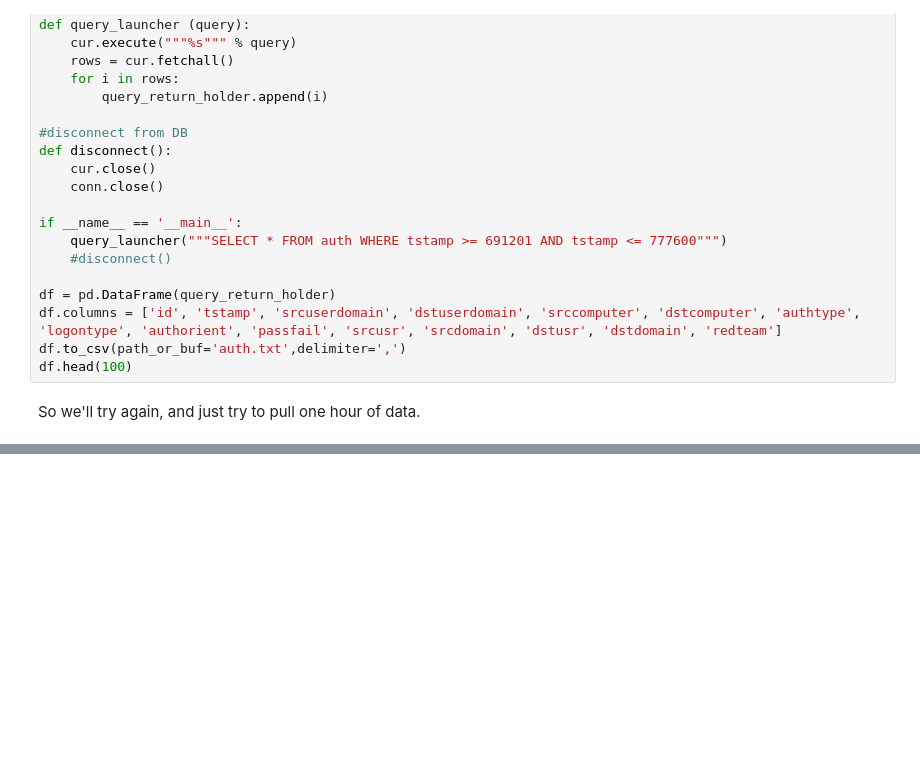
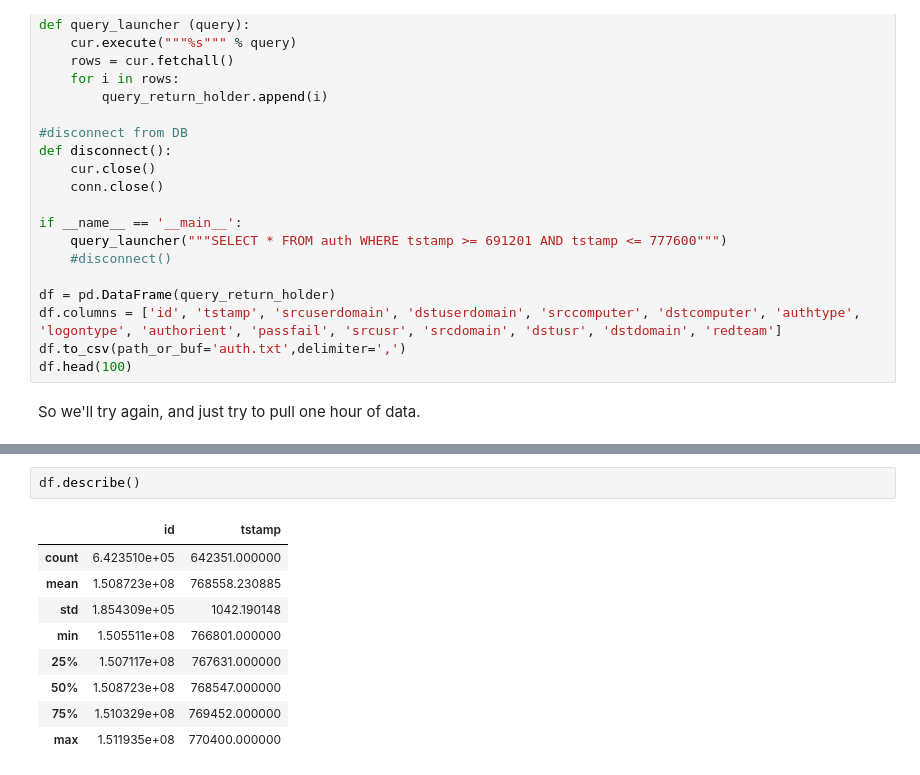
Before and after one commit to jstyczynski/DataScience-Capstone, a Jupyter notebook: Capstone Data Exploration.ipynb, the cells around one changed output, grey strips where cells are left out. Saved outputs shown, nothing was run; the diff lists cells and outputs as text; blank space fills up the shorter version.

```diff
--- a/Capstone Data Exploration.ipynb
+++ b/Capstone Data Exploration.ipynb
@@ -389,0 +409,12 @@ df.head(100)
+# %%
+df.describe()
+# %% [output]
+|  | id | tstamp |
+| count | 6.423510e+05 | 642351.000000 |
+| mean | 1.508723e+08 | 768558.230885 |
+| std | 1.854309e+05 | 1042.190148 |
+| min | 1.505511e+08 | 766801.000000 |
+| 25% | 1.507117e+08 | 767631.000000 |
+| 50% | 1.508723e+08 | 768547.000000 |
+| 75% | 1.510329e+08 | 769452.000000 |
+| max | 1.511935e+08 | 770400.000000 |
```
Also changed, not shown: parts of 7 cells of this notebook, 4 other files.
